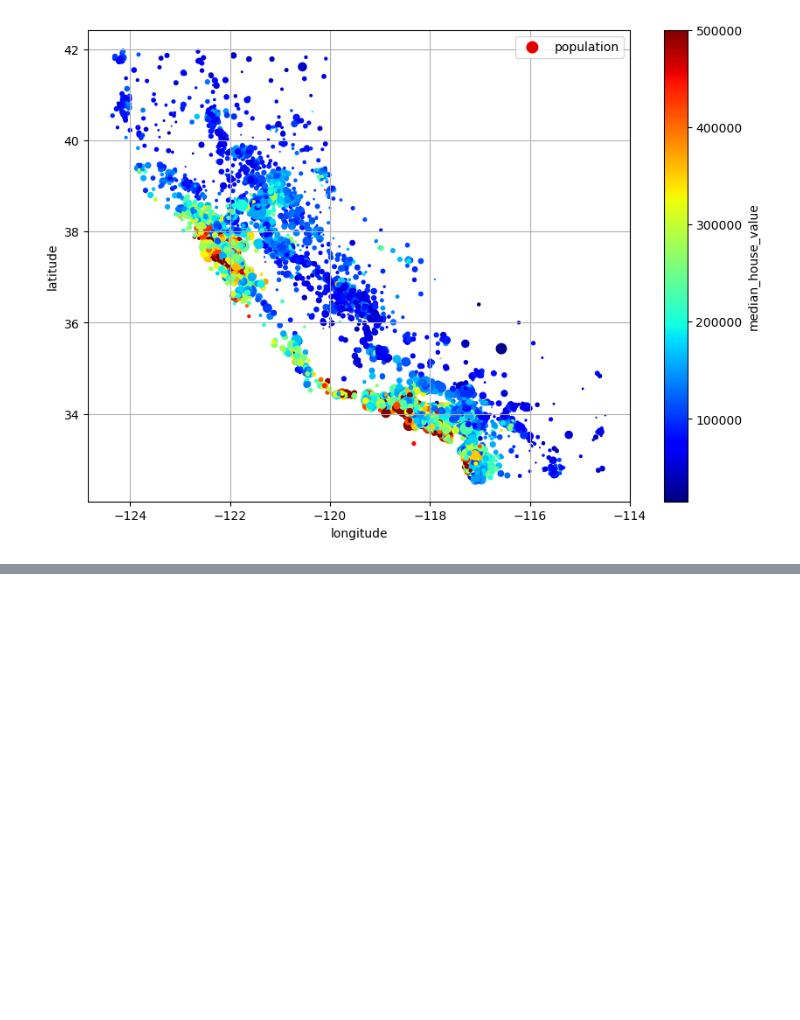
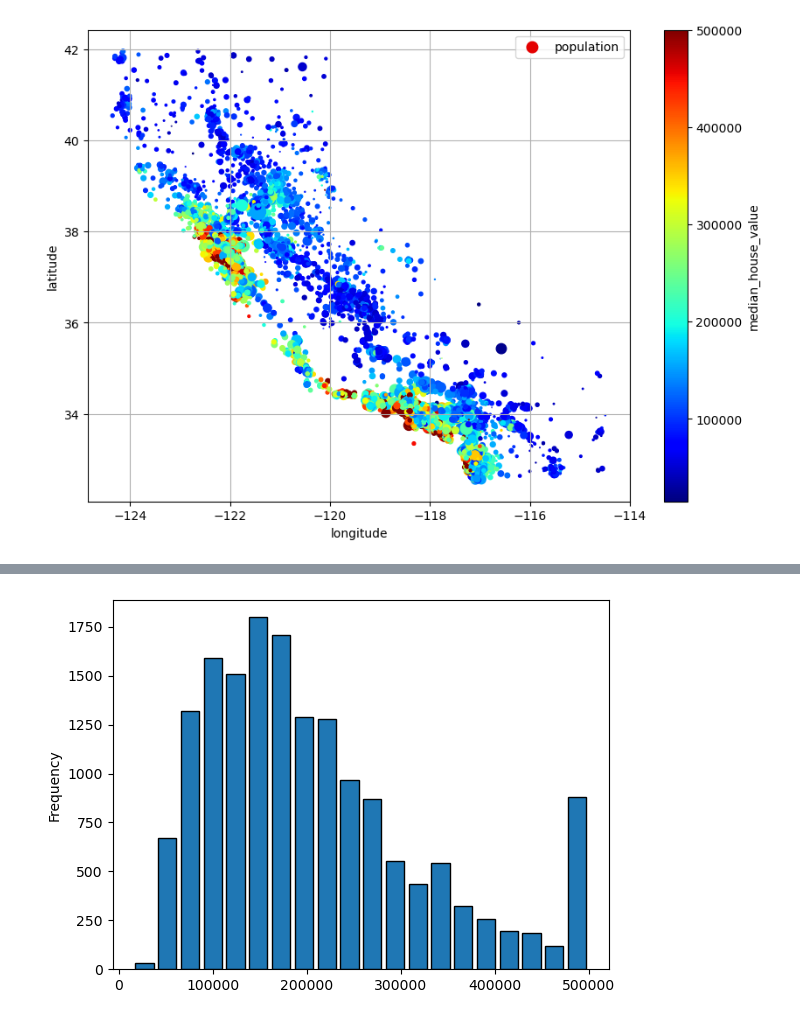
Before and after one commit to farshadnassiri/California-Housing, a Jupyter notebook: California Housing.ipynb, the cells around one changed output, grey strips where cells are left out. Cells and saved outputs as stored; diff of their text form; code cells hidden in the pictures; blank space fills up the shorter version.

```diff
--- a/California Housing.ipynb
+++ b/California Housing.ipynb
@@ -185,0 +220,5 @@ plt.show()
+# %%
+housing["median_house_value"].plot(kind="hist",bins=20,rwidth=0.8,edgecolor="black")
+plt.show()
+# %% [output]
+[figure, added]
```
Also changed, not shown: parts of 4 cells of this notebook.
